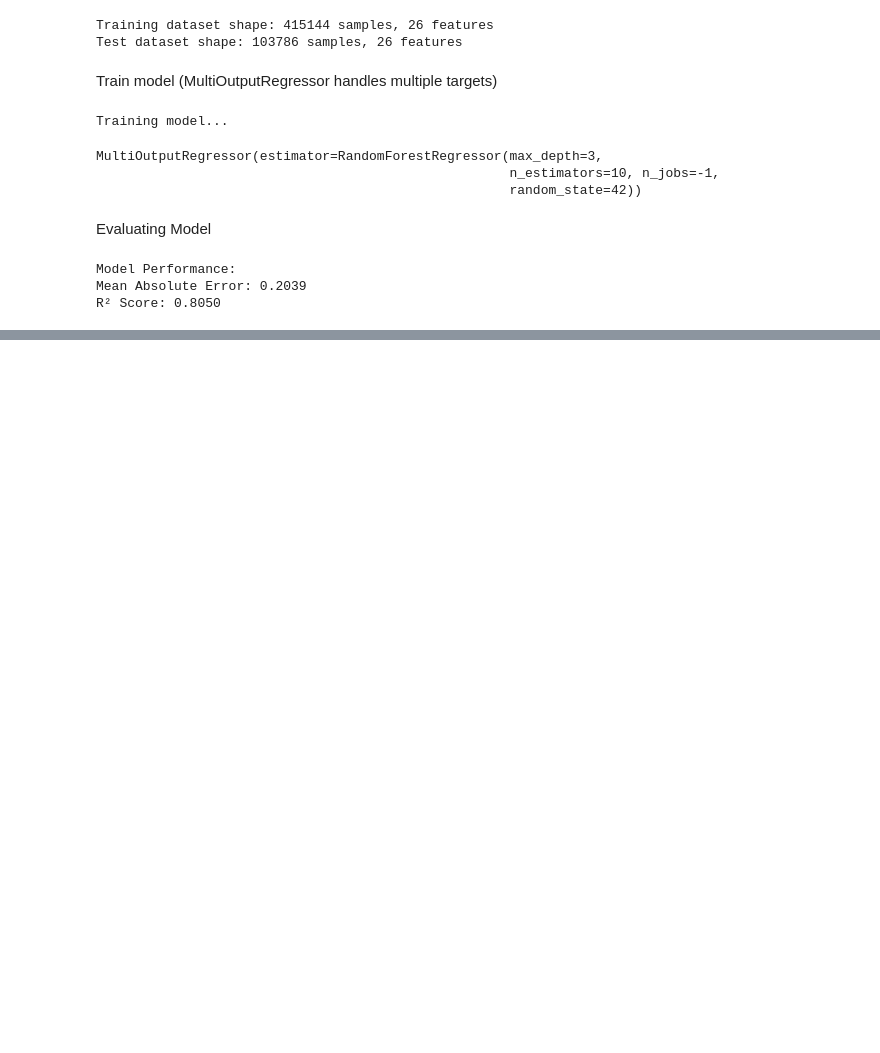
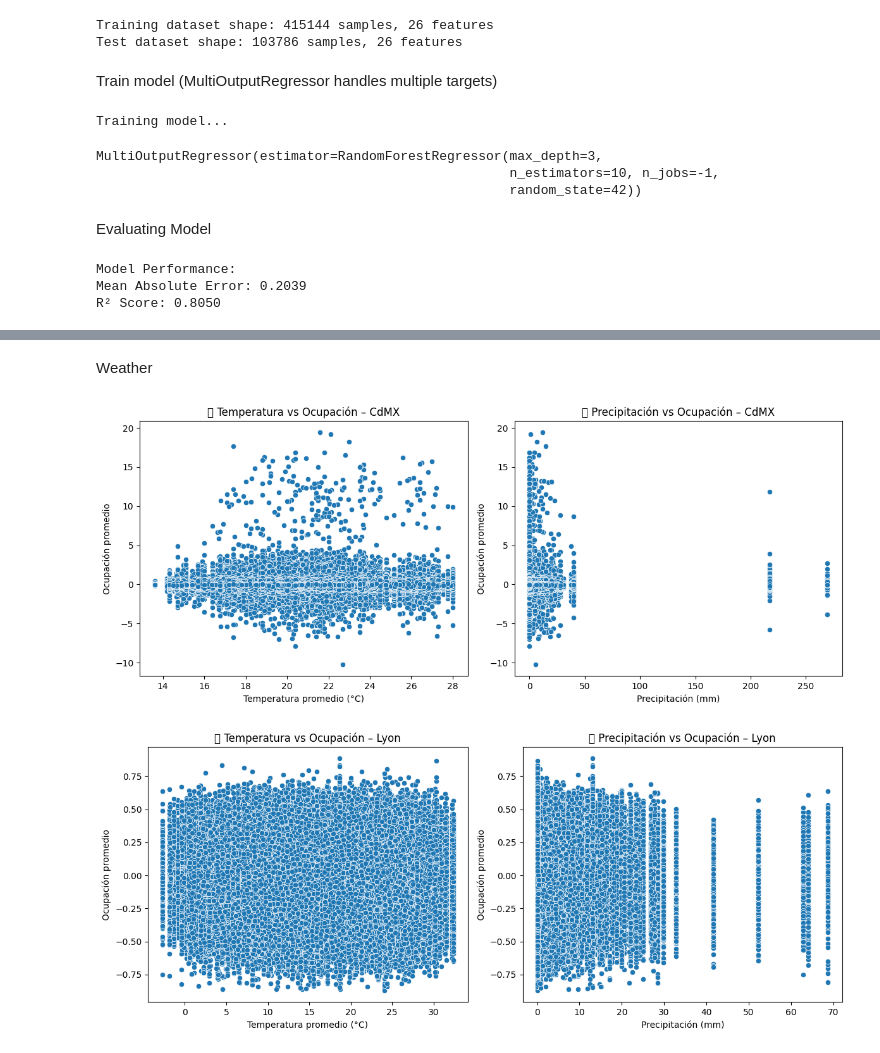
Before and after one commit to FernandoMay/Cajero-automatico, a Jupyter notebook: IA_Hackathon_starter.ipynb, the cells around one changed output, grey strips where cells are left out. Cells and saved outputs as stored; diff of their text form; code cells hidden in the pictures; blank space fills up the shorter version.

```diff
--- a/IA_Hackathon_starter.ipynb
+++ b/IA_Hackathon_starter.ipynb
@@ -340,0 +401,28 @@ R² Score: 0.8050
+# %% [markdown]
+Weather
+# %%
+def weather_impact_scatter(data, city_name):
+    data['avg_temp'] = (data['tmin'] + data['tmax']) / 2
+    data['avg_occupation'] = data[[f'occupation_{i}' for i in range(24)]].mean(axis=1)
+
+    fig, axs = plt.subplots(1, 2, figsize=(12, 5))
+
+    sns.scatterplot(x='avg_temp', y='avg_occupation', data=data, ax=axs[0])
+    axs[0].set_title(f'🌡️ Temperatura vs Ocupación – {city_name}')
+    axs[0].set_xlabel('Temperatura promedio (°C)')
+    axs[0].set_ylabel('Ocupación promedio')
+
+    sns.scatterplot(x='prcp', y='avg_occupation', data=data, ax=axs[1])
+    axs[1].set_title(f'🌧️ Precipitación vs Ocupación – {city_name}')
+    axs[1].set_xlabel('Precipitación (mm)')
+    axs[1].set_ylabel('Ocupación promedio')
+
+    plt.tight_layout()
+    plt.show()
+
+# Aplicar
+weather_impact_scatter(data_cdmx, "CdMX")
+weather_impact_scatter(data_lyon, "Lyon")
+# %% [output]
+[figure, added]
+[figure, added]
```
Also changed, not shown: parts of 13 cells of this notebook.
